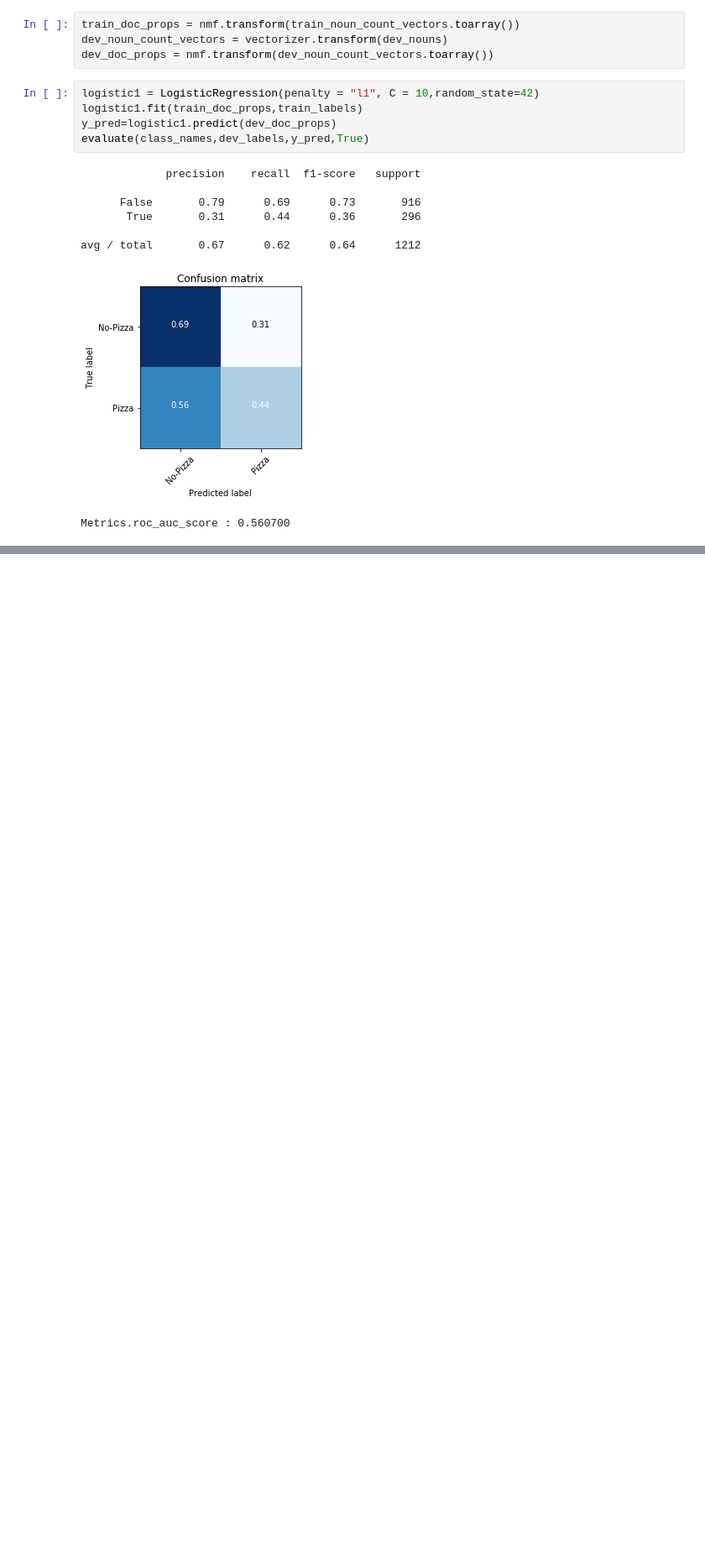
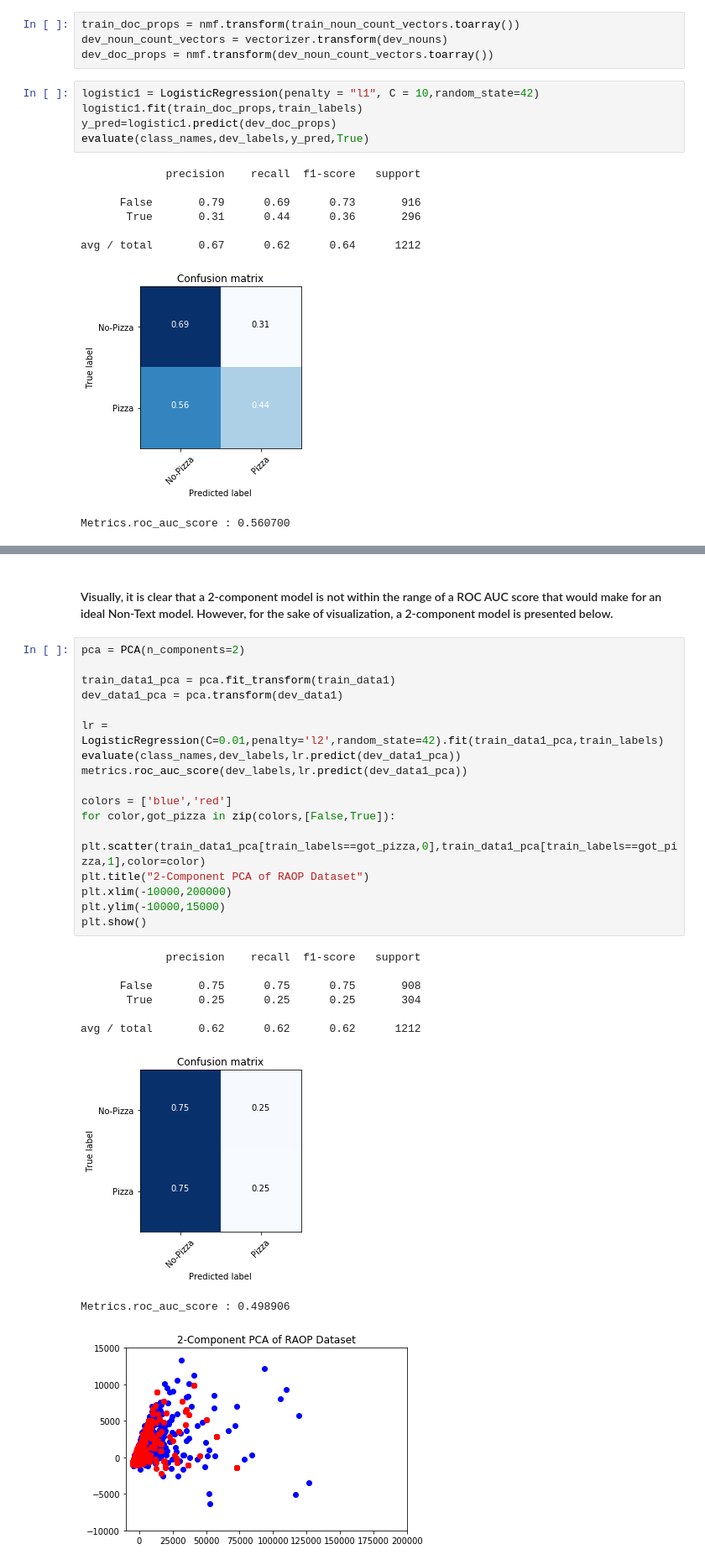
Before and after one commit to gkarnataki/w207-final-project, a Jupyter notebook: RAOP-Final.ipynb, the cells around one changed output, grey strips where cells are left out. Shown at 84% size. Drawn from its saved outputs; the diff is of its cells as text; blank space fills up the shorter version.

```diff
--- a/RAOP-Final.ipynb
+++ b/RAOP-Final.ipynb
@@ -713,0 +745,29 @@ Metrics.roc_auc_score : 0.560700
+# %% [markdown]
+#### Visually, it is clear that a 2-component model is not within the range of a ROC AUC score that would make for an ideal Non-Text model. However, for the sake of visualization, a 2-component model is presented below.
+# %%
+pca = PCA(n_components=2)
+
+train_data1_pca = pca.fit_transform(train_data1)
+dev_data1_pca = pca.transform(dev_data1)
+
+lr = LogisticRegression(C=0.01,penalty='l2',random_state=42).fit(train_data1_pca,train_labels)
+evaluate(class_names,dev_labels,lr.predict(dev_data1_pca))
+metrics.roc_auc_score(dev_labels,lr.predict(dev_data1_pca))
+
+colors = ['blue','red']
+for color,got_pizza in zip(colors,[False,True]):
+    plt.scatter(train_data1_pca[train_labels==got_pizza,0],train_data1_pca[train_labels==got_pizza,1],color=color)
+plt.title("2-Component PCA of RAOP Dataset")
+plt.xlim(-10000,200000)
+plt.ylim(-10000,15000)
+plt.show()
+# %% [output]
+             precision    recall  f1-score   support
+
+      False       0.75      0.75      0.75       908
+       True       0.25      0.25      0.25       304
+
+avg / total       0.62      0.62      0.62      1212
+[figure, added]
+Metrics.roc_auc_score : 0.498906
+[figure, added]
```
Also changed, not shown: parts of 5 cells of this notebook.
